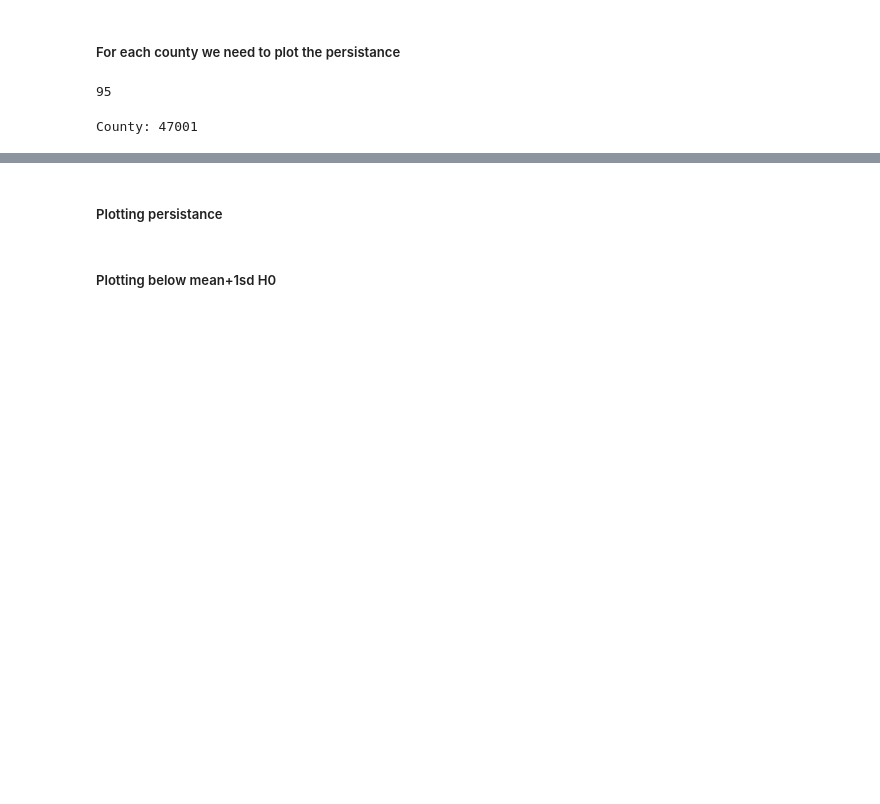
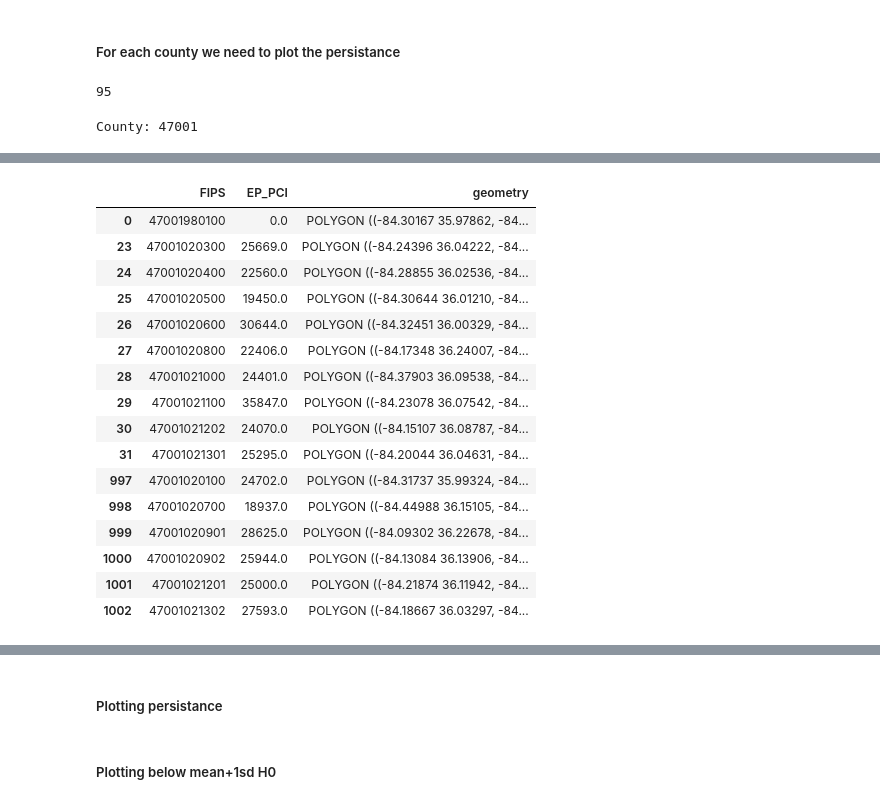
Before and after one commit to hashansl/opioid-risk-modeling, a Jupyter notebook: tennessee/risk modeling - persistance image from the results- census tracts.ipynb, the cells around one changed output, grey strips where cells are left out. Saved outputs shown, nothing was run; the diff lists cells and outputs as text; code cells hidden in the pictures; blank space fills up the shorter version.

```diff
--- a/tennessee/risk modeling - persistance image from the results- census tracts.ipynb
+++ b/tennessee/risk modeling - persistance image from the results- census tracts.ipynb
@@ -582,0 +631,20 @@ County: 47001
+# %%
+variable_3_selected_census
+# %% [output]
+|  | FIPS | EP_PCI | geometry |
+| 0 | 47001980100 | 0.0 | POLYGON ((-84.30167 35.97862, -84... |
+| 23 | 47001020300 | 25669.0 | POLYGON ((-84.24396 36.04222, -84... |
+| 24 | 47001020400 | 22560.0 | POLYGON ((-84.28855 36.02536, -84... |
+| 25 | 47001020500 | 19450.0 | POLYGON ((-84.30644 36.01210, -84... |
+| 26 | 47001020600 | 30644.0 | POLYGON ((-84.32451 36.00329, -84... |
+| 27 | 47001020800 | 22406.0 | POLYGON ((-84.17348 36.24007, -84... |
+| 28 | 47001021000 | 24401.0 | POLYGON ((-84.37903 36.09538, -84... |
+| 29 | 47001021100 | 35847.0 | POLYGON ((-84.23078 36.07542, -84... |
+| 30 | 47001021202 | 24070.0 | POLYGON ((-84.15107 36.08787, -84... |
+| 31 | 47001021301 | 25295.0 | POLYGON ((-84.20044 36.04631, -84... |
+| 997 | 47001020100 | 24702.0 | POLYGON ((-84.31737 35.99324, -84... |
+| 998 | 47001020700 | 18937.0 | POLYGON ((-84.44988 36.15105, -84... |
+| 999 | 47001020901 | 28625.0 | POLYGON ((-84.09302 36.22678, -84... |
+| 1000 | 47001020902 | 25944.0 | POLYGON ((-84.13084 36.13906, -84... |
+| 1001 | 47001021201 | 25000.0 | POLYGON ((-84.21874 36.11942, -84... |
+| 1002 | 47001021302 | 27593.0 | POLYGON ((-84.18667 36.03297, -84... |
```
Also changed, not shown: parts of 6 cells of this notebook.
